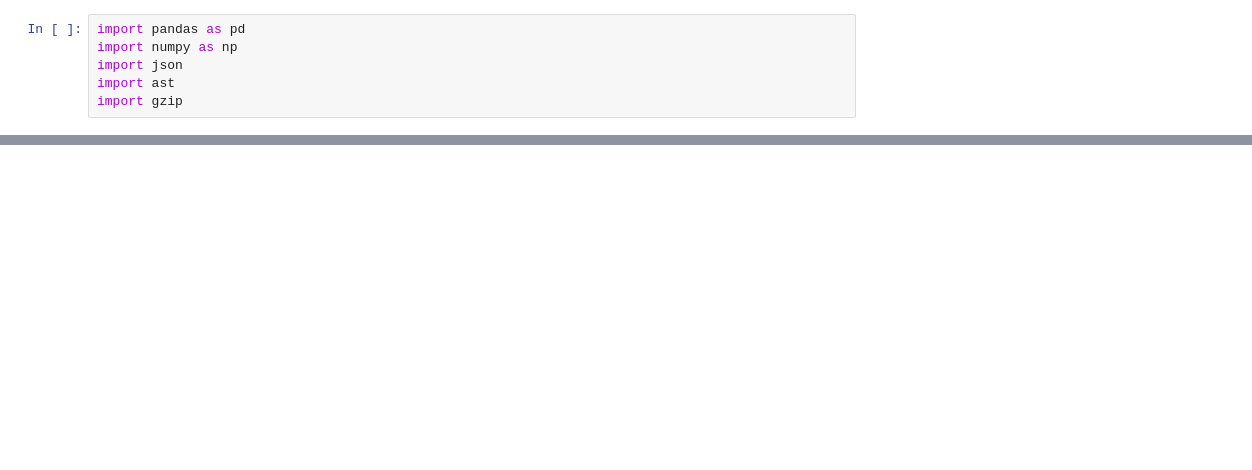
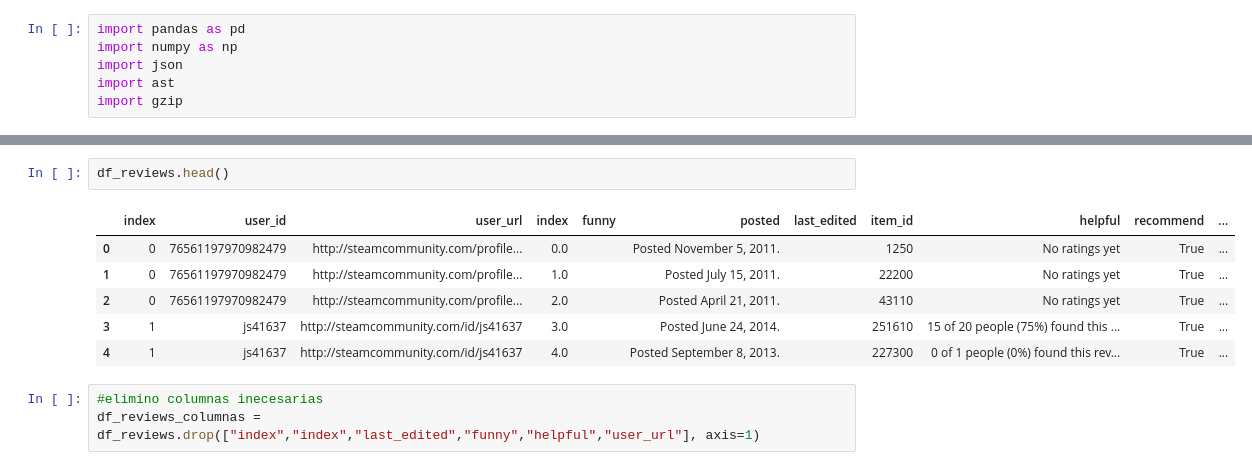
Before and after one commit to NAT122/PI_ML_OPS, a Jupyter notebook: ETL.ipynb, the cells around one changed output, grey strips where cells are left out. Saved outputs shown, nothing was run; the diff lists cells and outputs as text; blank space fills up the shorter version.

```diff
--- a/ETL.ipynb
+++ b/ETL.ipynb
@@ -240,0 +430,12 @@ data = []
+# %%
+df_reviews.head()
+# %% [output]
+|  | index | user_id | user_url | index | funny | posted | last_edited | item_id | helpful | recommend | ... |
+| 0 | 0 | 76561197970982479 | http://steamcommunity.com/profile... | 0.0 |  | Posted November 5, 2011. |  | 1250 | No ratings yet | True | ... |
+| 1 | 0 | 76561197970982479 | http://steamcommunity.com/profile... | 1.0 |  | Posted July 15, 2011. |  | 22200 | No ratings yet | True | ... |
+| 2 | 0 | 76561197970982479 | http://steamcommunity.com/profile... | 2.0 |  | Posted April 21, 2011. |  | 43110 | No ratings yet | True | ... |
+| 3 | 1 | js41637 | http://steamcommunity.com/id/js41637 | 3.0 |  | Posted June 24, 2014. |  | 251610 | 15 of 20 people (75%) found this ... | True | ... |
+| 4 | 1 | js41637 | http://steamcommunity.com/id/js41637 | 4.0 |  | Posted September 8, 2013. |  | 227300 | 0 of 1 people (0%) found this rev... | True | ... |
+# %%
+#elimino columnas inecesarias
+df_reviews_columnas = df_reviews.drop(["index","index","last_edited","funny","helpful","user_url"], axis=1)
```
Also changed, not shown: parts of 115 cells of this notebook, 2 other files.
